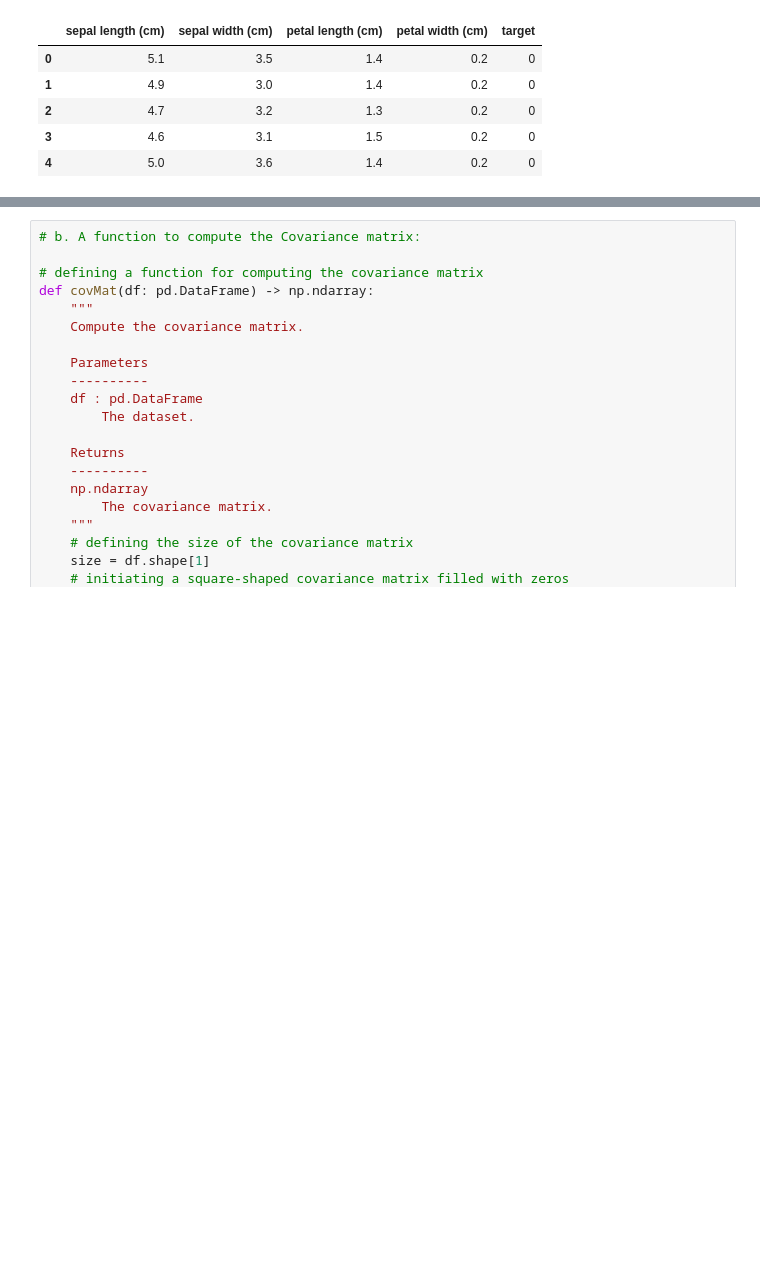
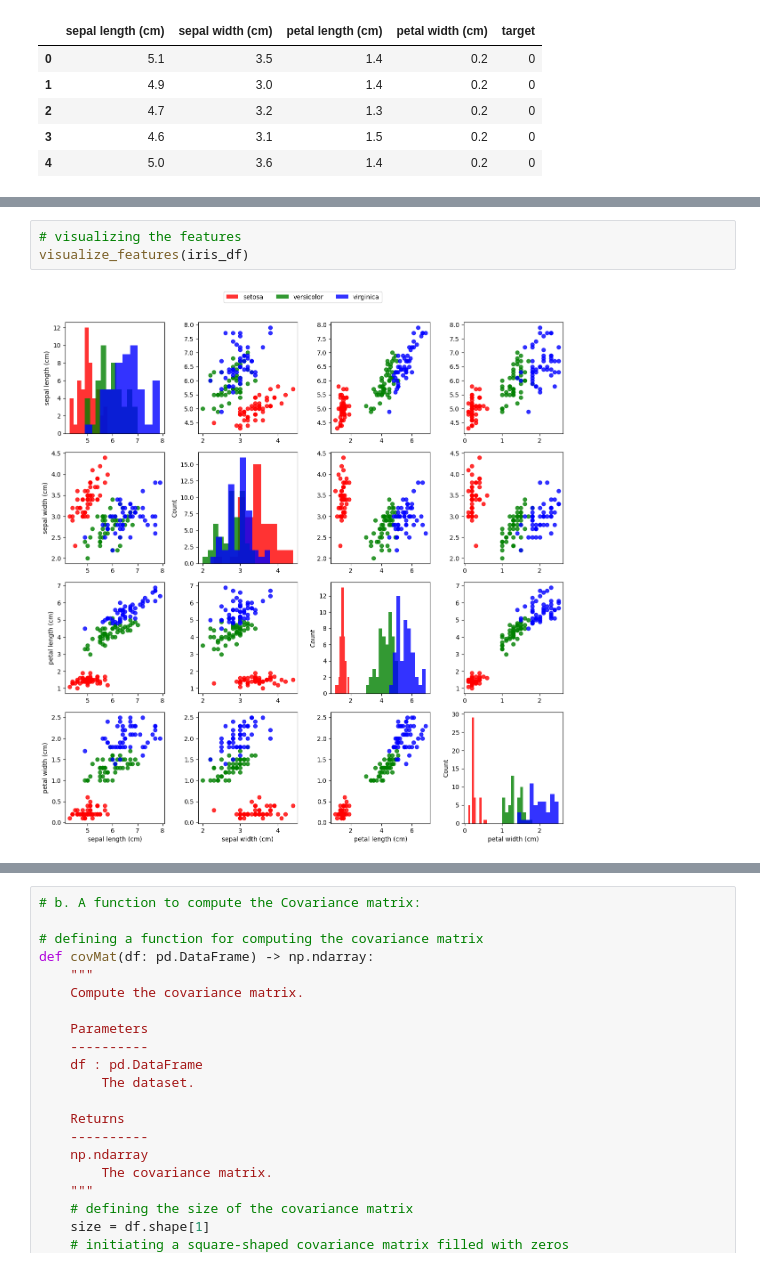
Before and after one commit to Eager1Beaver/https---github.com-Eager1Beaver-python_workshop_miniproject, a Jupyter notebook: mini_project_workflow.ipynb, the cells around one changed output, grey strips where cells are left out. Drawn from its saved outputs; the diff is of its cells as text; blank space fills up the shorter version.

Commit message:
added an iris plot

```diff
--- a/mini_project_workflow.ipynb
+++ b/mini_project_workflow.ipynb
@@ -89,3 +151,8 @@ iris_df.head()
+# %%
+# visualizing the features
+visualize_features(iris_df)
+# %% [output]
+[figure, added]
 # %%
 # C. Implement the following functions:
 # a. A function to calculate the covariance between two variables:
```
Also changed, not shown: parts of 10 cells of this notebook.
